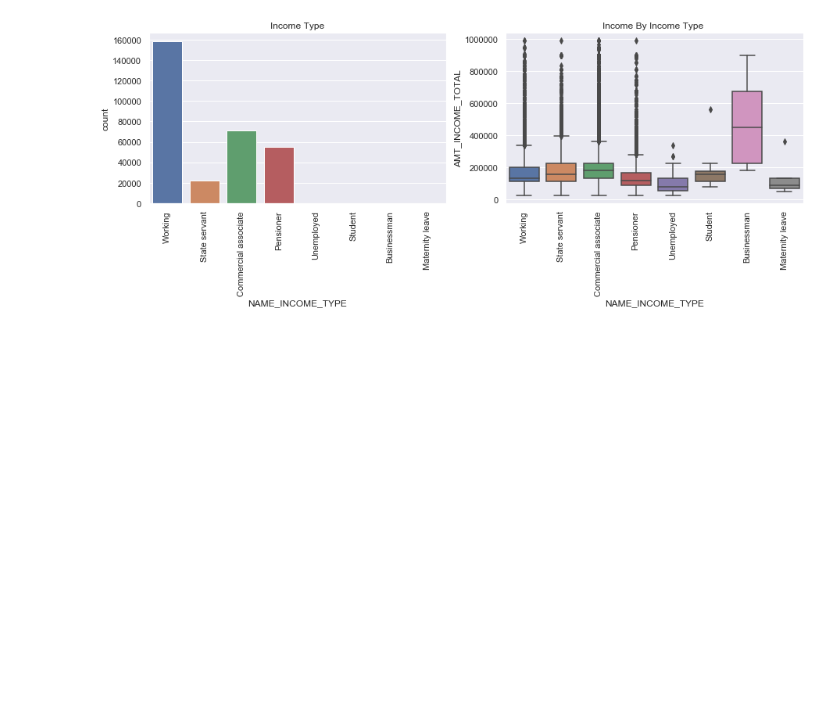
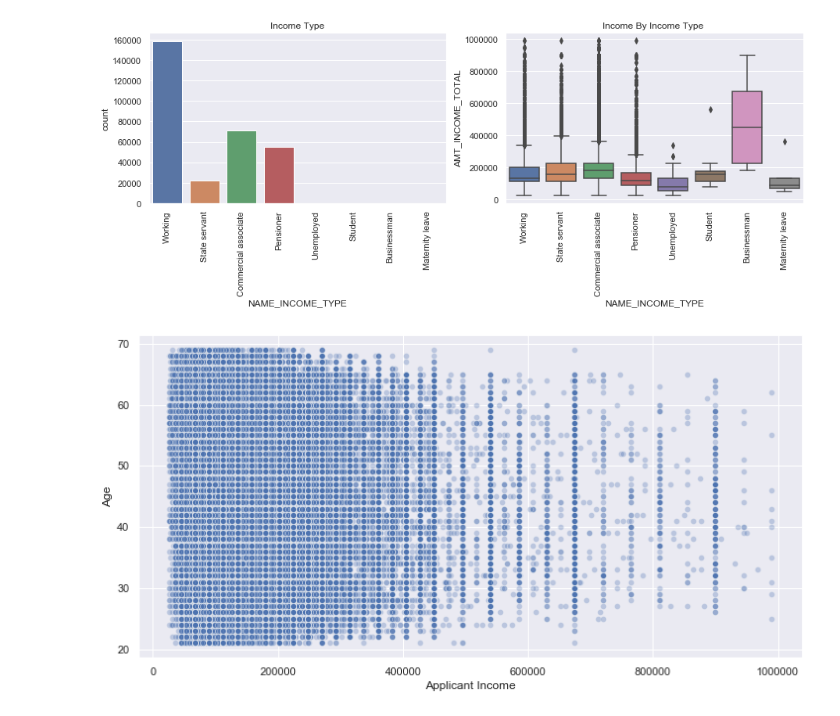
Before and after one commit to KatieA88/CreditScorecard, a Jupyter notebook: CreditScorecard EDA.ipynb, the cells around one changed output. Saved outputs shown, nothing was run; the diff lists cells and outputs as text; code cells hidden in the pictures; blank space fills up the shorter version.

```diff
--- a/CreditScorecard EDA.ipynb
+++ b/CreditScorecard EDA.ipynb
@@ -107,15 +143,15 @@ plt.show()
 # %% [output]
 [figure]
 # %%
-app_train_income = app_train[app_train['AMT_INCOME_TOTAL'] < 1000000]
+app_train = app_train[app_train['AMT_INCOME_TOTAL'] < 1000000]
 
 fig, axes = plt.subplots(figsize=(15, 4))
 ax1 = plt.subplot(121)
-ax1 = sns.distplot(app_train_income['AMT_INCOME_TOTAL'], hist=True)
+ax1 = sns.distplot(app_train['AMT_INCOME_TOTAL'], hist=True)
 plt.title('Income distribution')
 
 ax2 = plt.subplot(122)
-ax2 = sns.boxplot(data = app_train_income, x='TARGET',y='AMT_INCOME_TOTAL')
+ax2 = sns.boxplot(data = app_train, x='TARGET',y='AMT_INCOME_TOTAL')
 plt.title('Income ')
 plt.show()
 # %% [output]
@@ -145,3 +181,11 @@ plt.title('Income By Income Type ')
 plt.show()
 # %% [output]
 [figure]
+# %%
+plt.figure(figsize=(12,6))
+sns.scatterplot(x='AMT_INCOME_TOTAL', y='AGE', data=app_train,alpha=0.3)
+plt.xlabel('Applicant Income')
+plt.ylabel('Age')
+plt.show()
+# %% [output]
+[figure, added]
```
Also changed, not shown: parts of 10 cells of this notebook.
